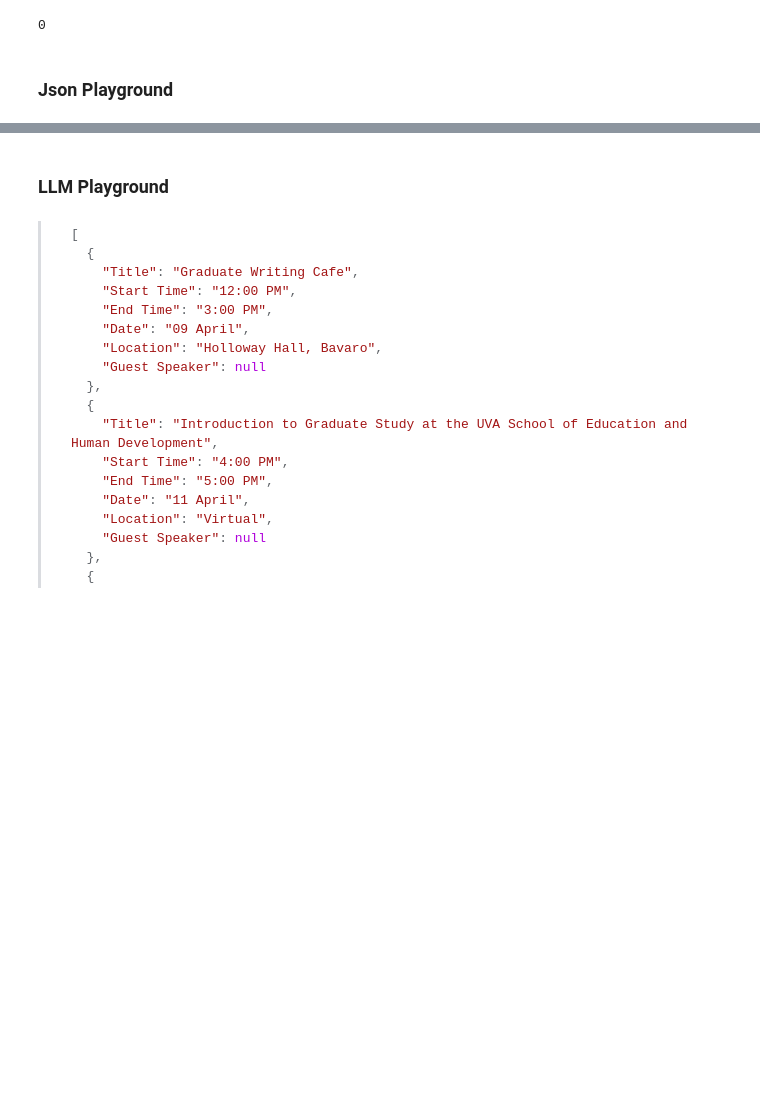
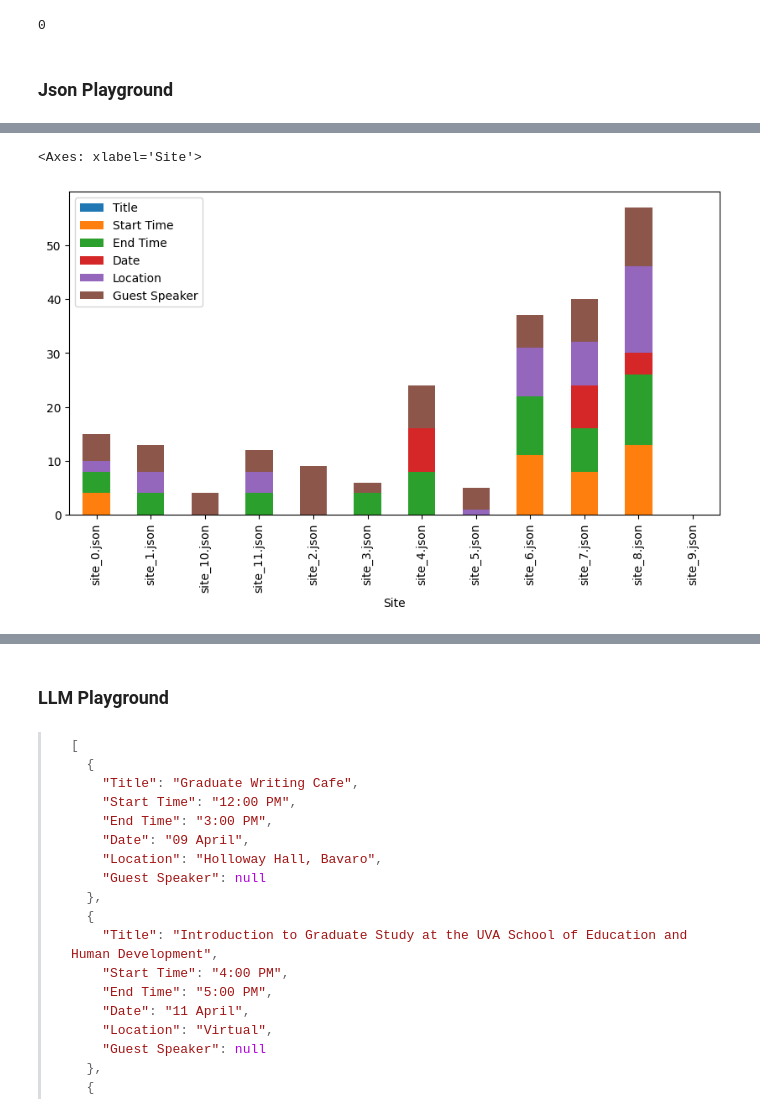
Before and after one commit to alzox/html2ai2json, a Jupyter notebook: script_testing.ipynb, the cells around one changed output, grey strips where cells are left out. Cells and saved outputs as stored; diff of their text form; code cells hidden in the pictures; blank space fills up the shorter version.

```diff
--- a/script_testing.ipynb
+++ b/script_testing.ipynb
@@ -248,2 +249,4 @@ import pandas as pd
+# %%
+listdir_names_list = os.listdir('event_jsons')
 # %%
 all_events = []
@@ -296,0 +299,14 @@ dtype: int64
+# %%
+metrics = []
+for event in event_dfs:
+    metrics.append(event.isna().sum())
+
+# stacked plot
+metrics_df = pd.DataFrame(metrics)
+metrics_df.columns = ['Title', 'Start Time', 'End Time', 'Date', 'Location', 'Guest Speaker']
+metrics_df['Site'] = [name for name in listdir_names_list]
+metrics_df.set_index('Site', inplace=True)
+metrics_df.plot(kind='bar', stacked=True, figsize=(10, 5))
+# %% [output]
+<Axes: xlabel='Site'>
+[figure, added]
```
Also changed, not shown: parts of 12 cells of this notebook, 2 other files.
